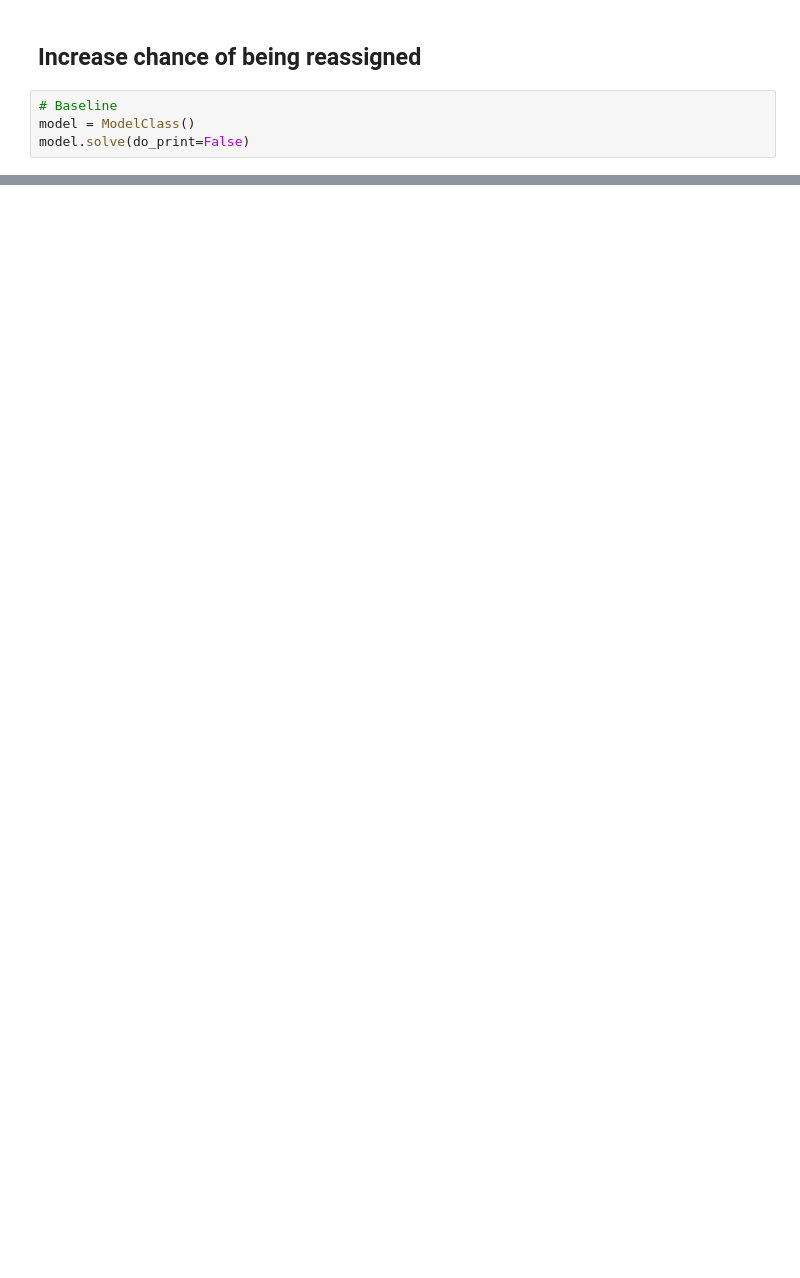
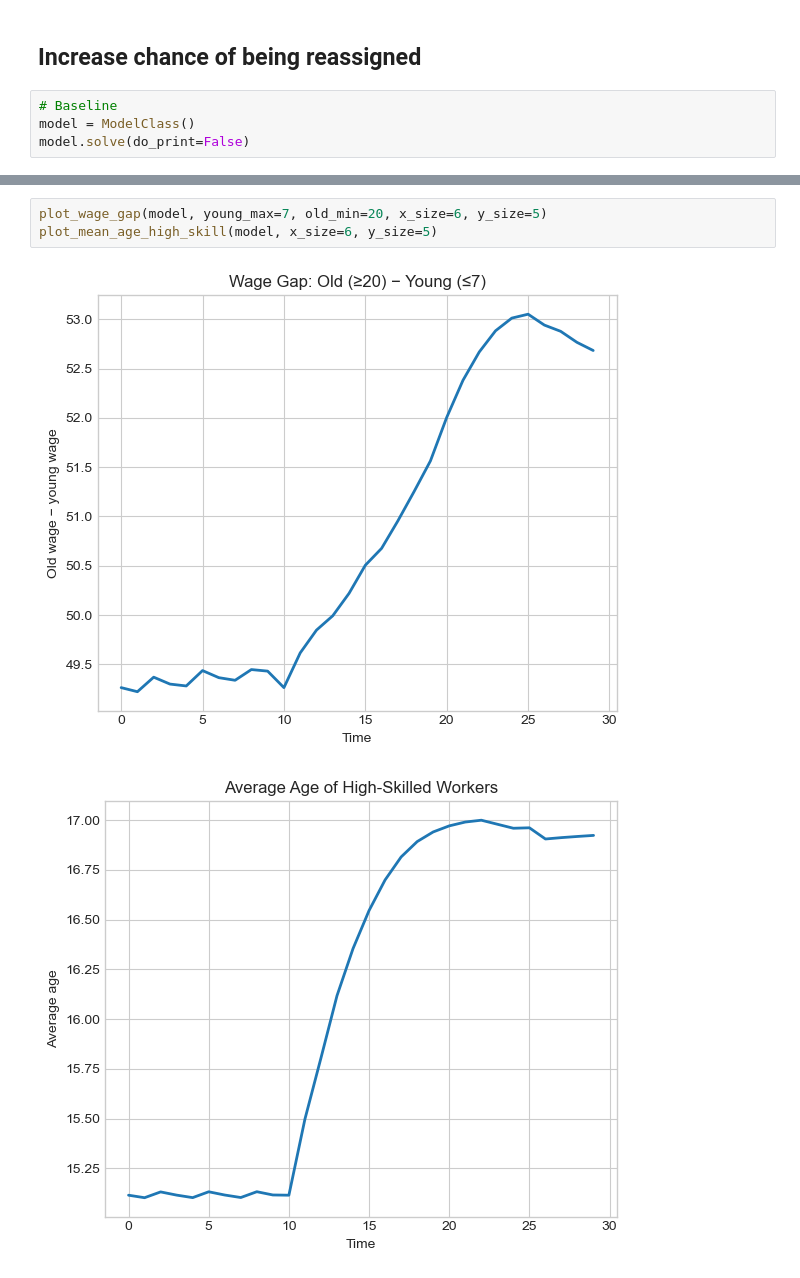
Before and after one commit to peter-l-ravn/Danish-Wage-Gap-Model, a Jupyter notebook: Create shock.ipynb, the cells around one changed output, grey strips where cells are left out. Drawn from its saved outputs; the diff is of its cells as text; blank space fills up the shorter version.

```diff
--- a/Create shock.ipynb
+++ b/Create shock.ipynb
@@ -57,0 +53,6 @@ plt.plot(np.nanmean(model.sol.wage[:, :], axis=0), linewidth=2)
+# %%
+plot_wage_gap(model, young_max=7, old_min=20, x_size=6, y_size=5)
+plot_mean_age_high_skill(model, x_size=6, y_size=5)
+# %% [output]
+[figure, added]
+[figure, added]
```
Also changed, not shown: parts of 3 cells of this notebook, 5 other files.
